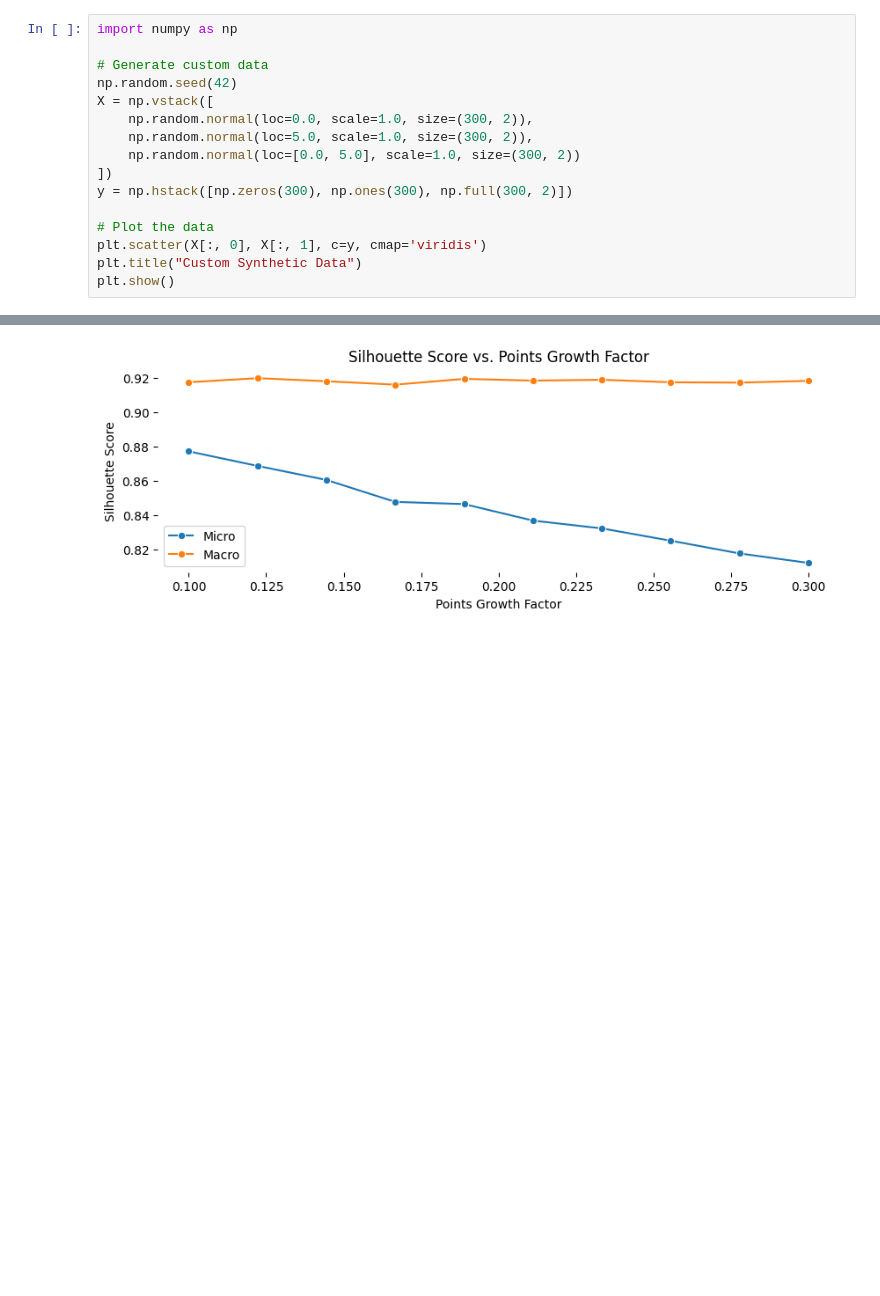
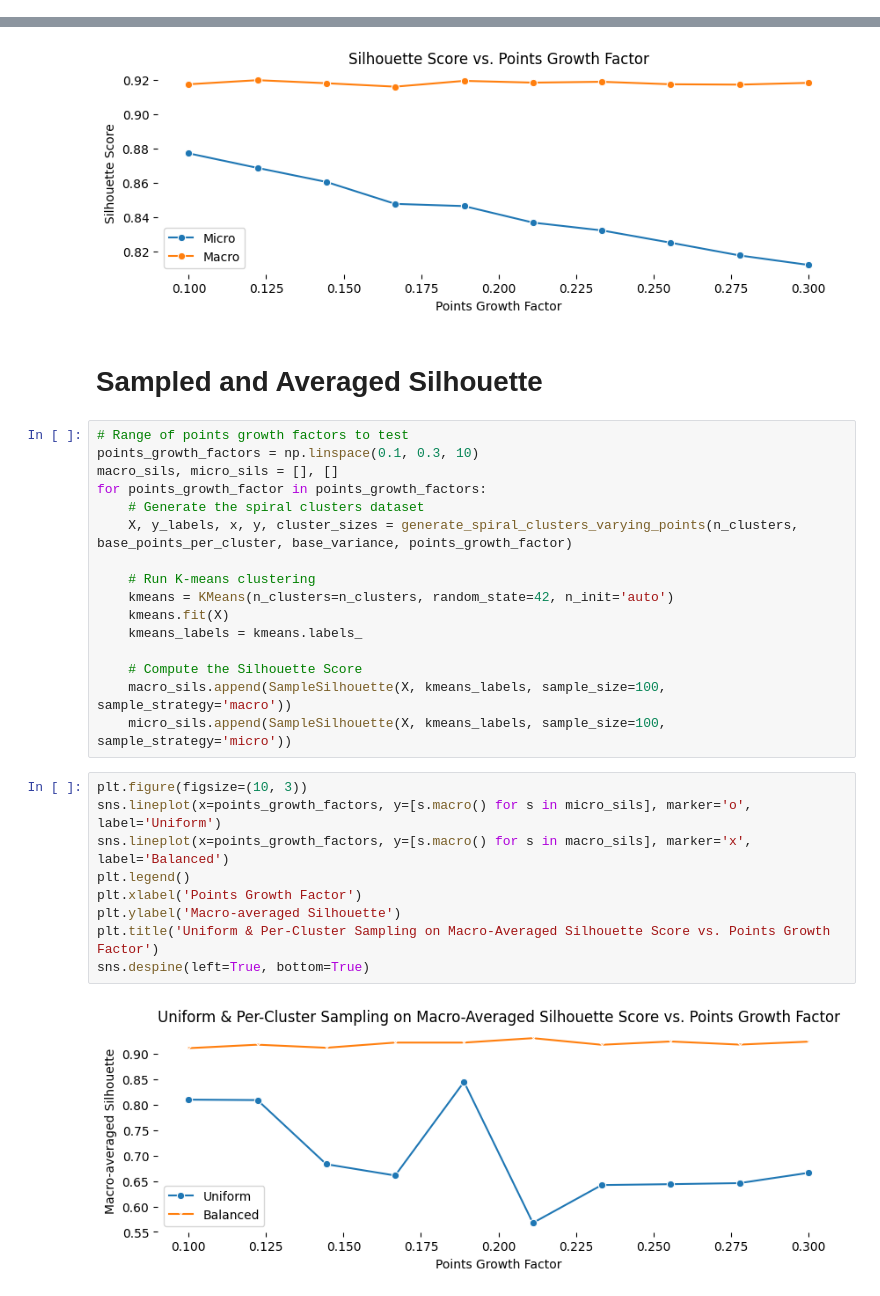
Before and after one commit to ipavlopoulos/revisiting-silhouette-aggregation, a Jupyter notebook: revisiting_silhouette_aggregation_synthetic.ipynb, the cells around one changed output, grey strips where cells are left out. Drawn from its saved outputs; the diff is of its cells as text; blank space fills up the shorter version.

Commit message:
Added all the synthetic experiments

```diff
--- a/revisiting_silhouette_aggregation_synthetic.ipynb
+++ b/revisiting_silhouette_aggregation_synthetic.ipynb
@@ -65,16 +2,0 @@ plt.show()
-# %%
-import numpy as np
-
-# Generate custom data
-np.random.seed(42)
-X = np.vstack([
-    np.random.normal(loc=0.0, scale=1.0, size=(300, 2)),
-    np.random.normal(loc=5.0, scale=1.0, size=(300, 2)),
-    np.random.normal(loc=[0.0, 5.0], scale=1.0, size=(300, 2))
-])
-y = np.hstack([np.zeros(300), np.ones(300), np.full(300, 2)])
-
-# Plot the data
-plt.scatter(X[:, 0], X[:, 1], c=y, cmap='viridis')
-plt.title("Custom Synthetic Data")
-plt.show()
@@ -252,3 +183,32 @@ plt.title('Silhouette Score vs. Points Growth Factor')
 sns.despine(left=True, bottom=True)
 # %% [output]
 [figure]
+# %% [markdown]
+# Sampled and Averaged Silhouette
+# %%
+# Range of points growth factors to test
+points_growth_factors = np.linspace(0.1, 0.3, 10)
+macro_sils, micro_sils = [], []
+for points_growth_factor in points_growth_factors:
+    # Generate the spiral clusters dataset
+    X, y_labels, x, y, cluster_sizes = generate_spiral_clusters_varying_points(n_clusters, base_points_per_cluster, base_variance, points_growth_factor)
+
+    # Run K-means clustering
+    kmeans = KMeans(n_clusters=n_clusters, random_state=42, n_init='auto')
+    kmeans.fit(X)
+    kmeans_labels = kmeans.labels_
+
+    # Compute the Silhouette Score
+    macro_sils.append(SampleSilhouette(X, kmeans_labels, sample_size=100, sample_strategy='macro'))
+    micro_sils.append(SampleSilhouette(X, kmeans_labels, sample_size=100, sample_strategy='micro'))
+# %%
+plt.figure(figsize=(10, 3))
+sns.lineplot(x=points_growth_factors, y=[s.macro() for s in micro_sils], marker='o', label='Uniform')
+sns.lineplot(x=points_growth_factors, y=[s.macro() for s in macro_sils], marker='x', label='Balanced')
+plt.legend()
+plt.xlabel('Points Growth Factor')
+plt.ylabel('Macro-averaged Silhouette')
+plt.title('Uniform & Per-Cluster Sampling on Macro-Averaged Silhouette Score vs. Points Growth Factor')
+sns.despine(left=True, bottom=True)
+# %% [output]
+[figure, added]
```
Also changed, not shown: parts of 15 cells of this notebook.
